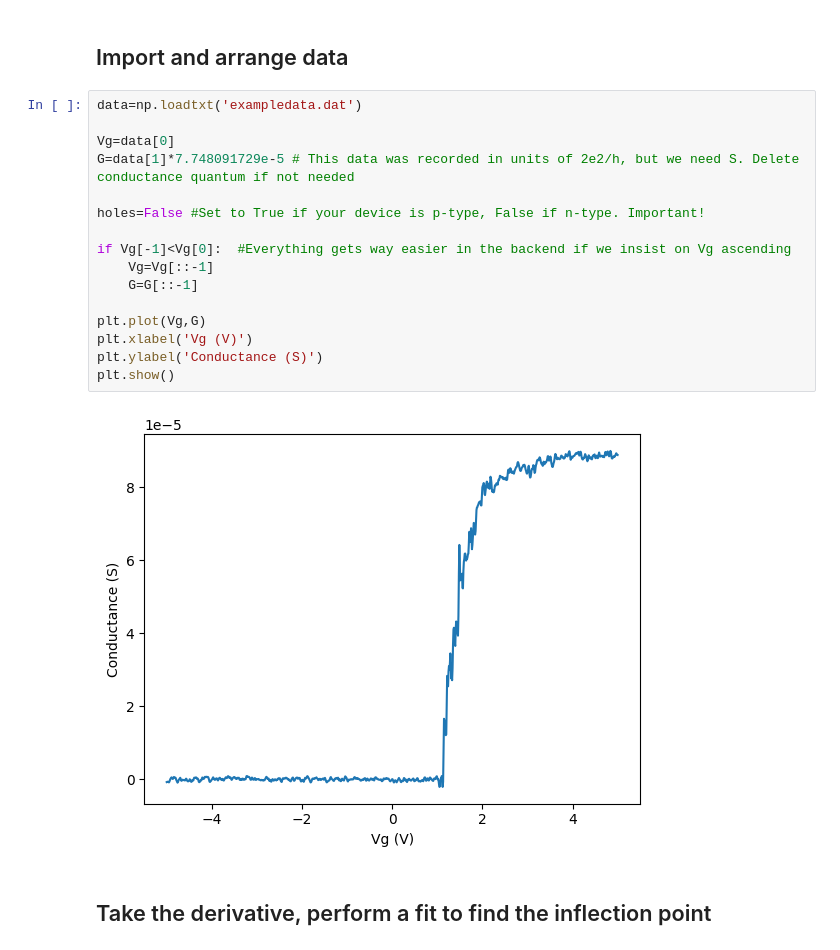
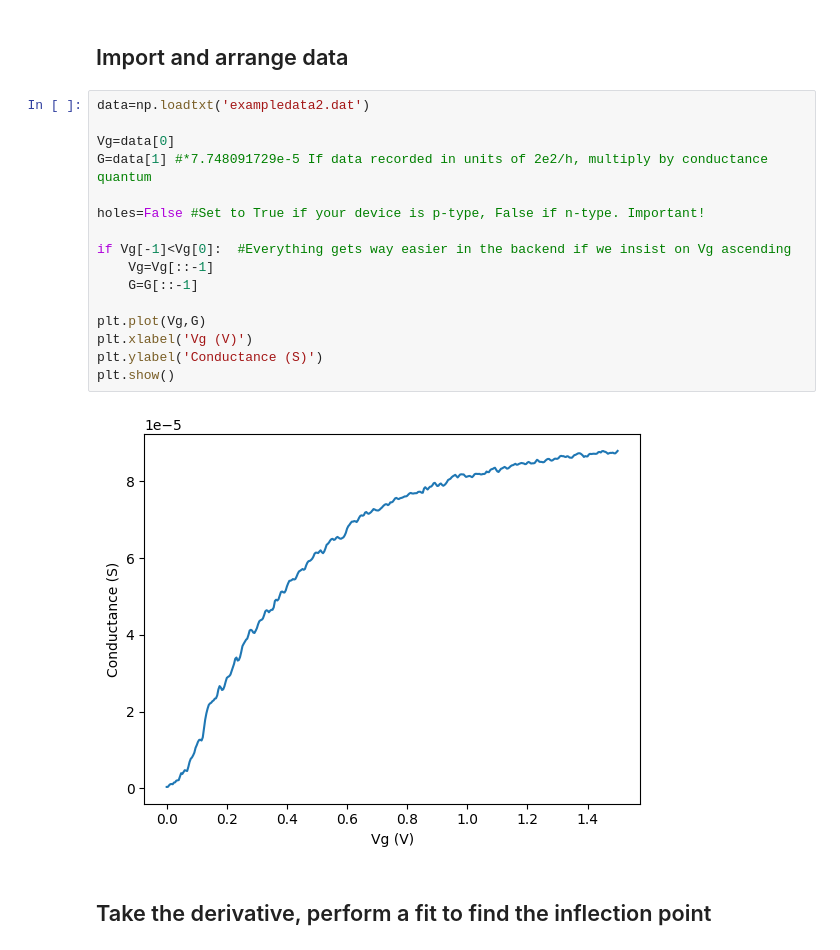
Before and after one commit to djcarrad/MobilityApp, a Jupyter notebook: examples.ipynb, the cells around one changed output. Cells and saved outputs as stored; diff of their text form.

```diff
--- a/examples.ipynb
+++ b/examples.ipynb
@@ -8,23 +8,23 @@ import mobilityapp as ma
 # %% [markdown]
 ## Import and arrange data
 # %%
-data=np.loadtxt('exampledata.dat')
+data=np.loadtxt('exampledata2.dat')
 
 Vg=data[0]
-G=data[1]*7.748091729e-5 # This data was recorded in units of 2e2/h, but we need S. Delete conductance quantum if not needed
+G=data[1] #*7.748091729e-5 If data recorded in units of 2e2/h, multiply by conductance quantum
 
 holes=False #Set to True if your device is p-type, False if n-type. Important!
 
 if Vg[-1]<Vg[0]:  #Everything gets way easier in the backend if we insist on Vg ascending
     Vg=Vg[::-1]
     G=G[::-1]
 
 plt.plot(Vg,G)
 plt.xlabel('Vg (V)')
 plt.ylabel('Conductance (S)')
 plt.show()
 # %% [output]
-[figure, old version]
+[figure, new version]
 # %% [markdown]
 ## Take the derivative, perform a fit to find the inflection point
 # %%
```
Also changed, not shown: parts of 5 cells of this notebook, 6 other files.
